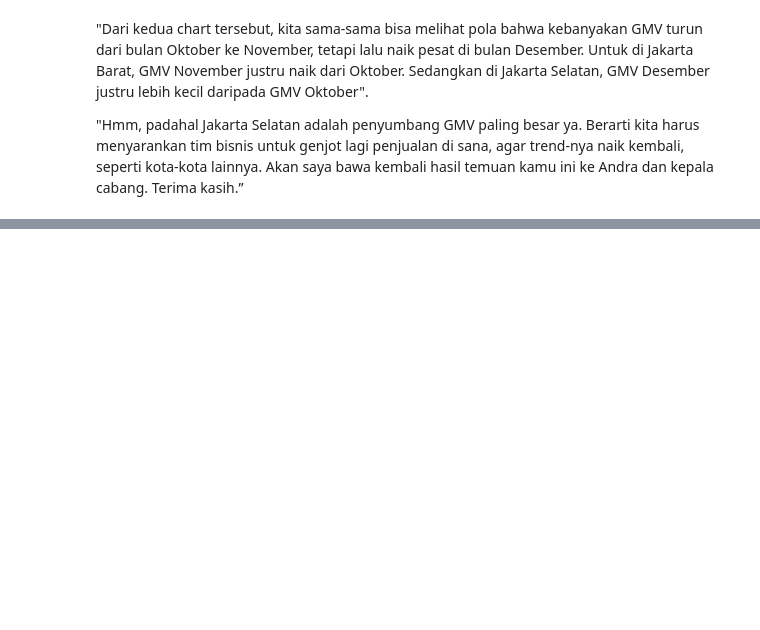
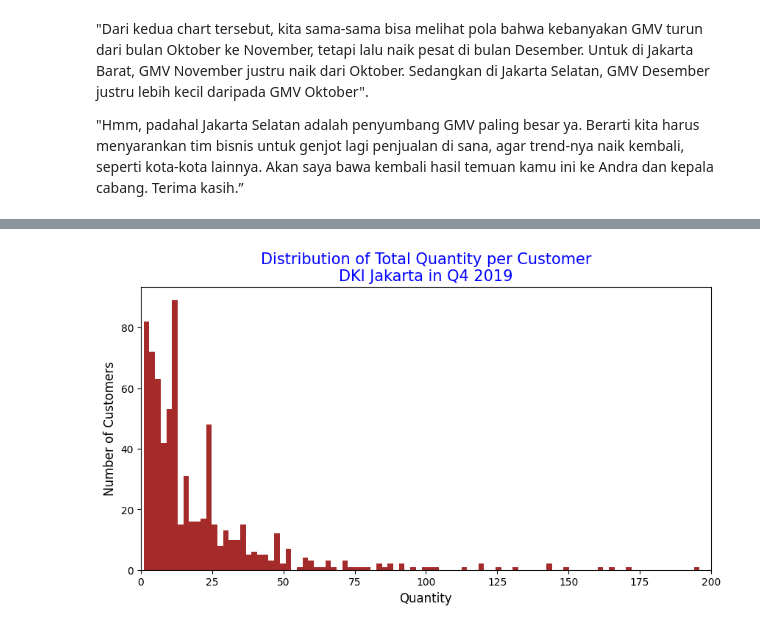
Before and after one commit to HaiK1168/Project-Learning-DataScience, a Jupyter notebook: 09 - Data Visualization with Python Matplotlib for Beginner - Part 2.ipynb, the cells around one changed output, grey strips where cells are left out. Saved outputs shown, nothing was run; the diff lists cells and outputs as text; code cells hidden in the pictures; blank space fills up the shorter version.

```diff
--- a/09 - Data Visualization with Python Matplotlib for Beginner - Part 2.ipynb
+++ b/09 - Data Visualization with Python Matplotlib for Beginner - Part 2.ipynb
@@ -404,0 +510,10 @@ plt.show()
+# %%
+    plt.figure(figsize=(10,5))
+    plt.hist(data_per_customer_dki_q4['quantity'], bins=100, range=(1,200), color='brown')
+    plt.title('Distribution of Total Quantity per Customer\nDKI Jakarta in Q4 2019', fontsize=15, color='blue')
+    plt.xlabel('Quantity', fontsize=12)
+    plt.ylabel('Number of Customers', fontsize=12)
+    plt.xlim(xmin=0, xmax=200)
+    plt.show()
+# %% [output]
+[figure, added]
```
Also changed, not shown: parts of 26 cells of this notebook, 1 other file.
